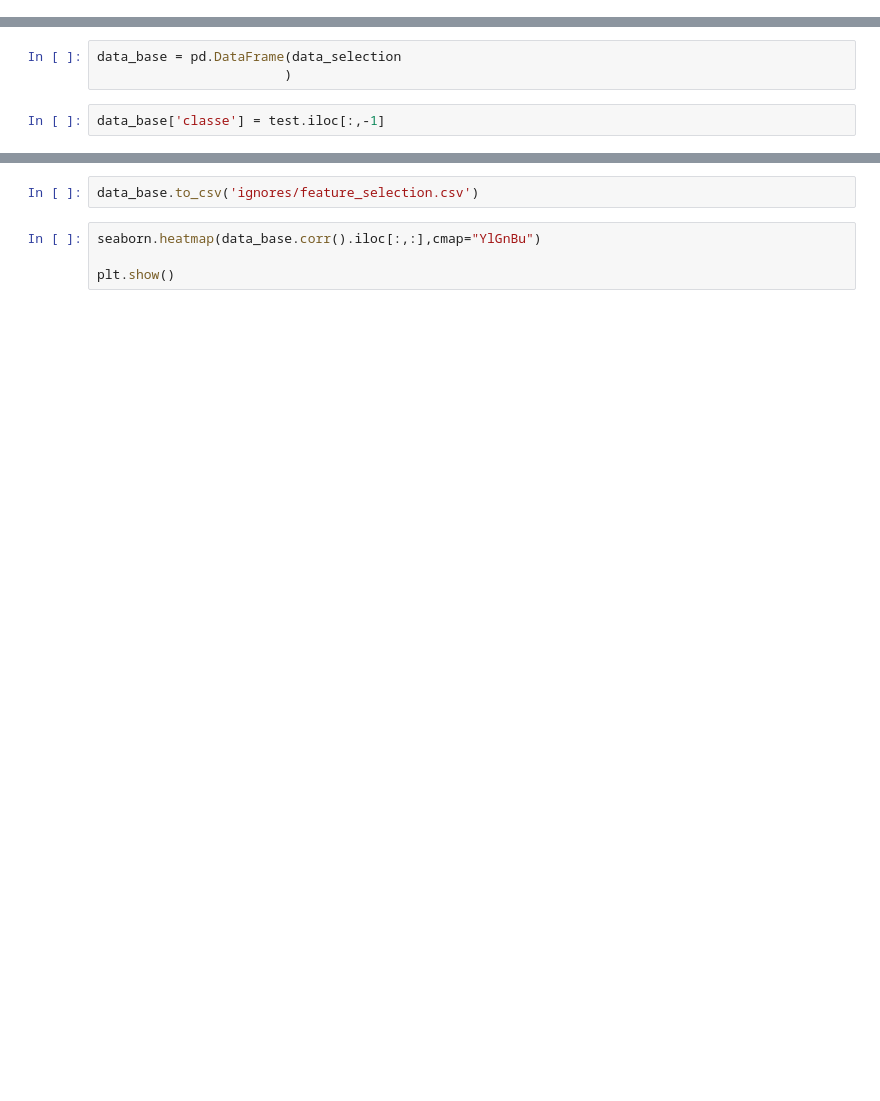
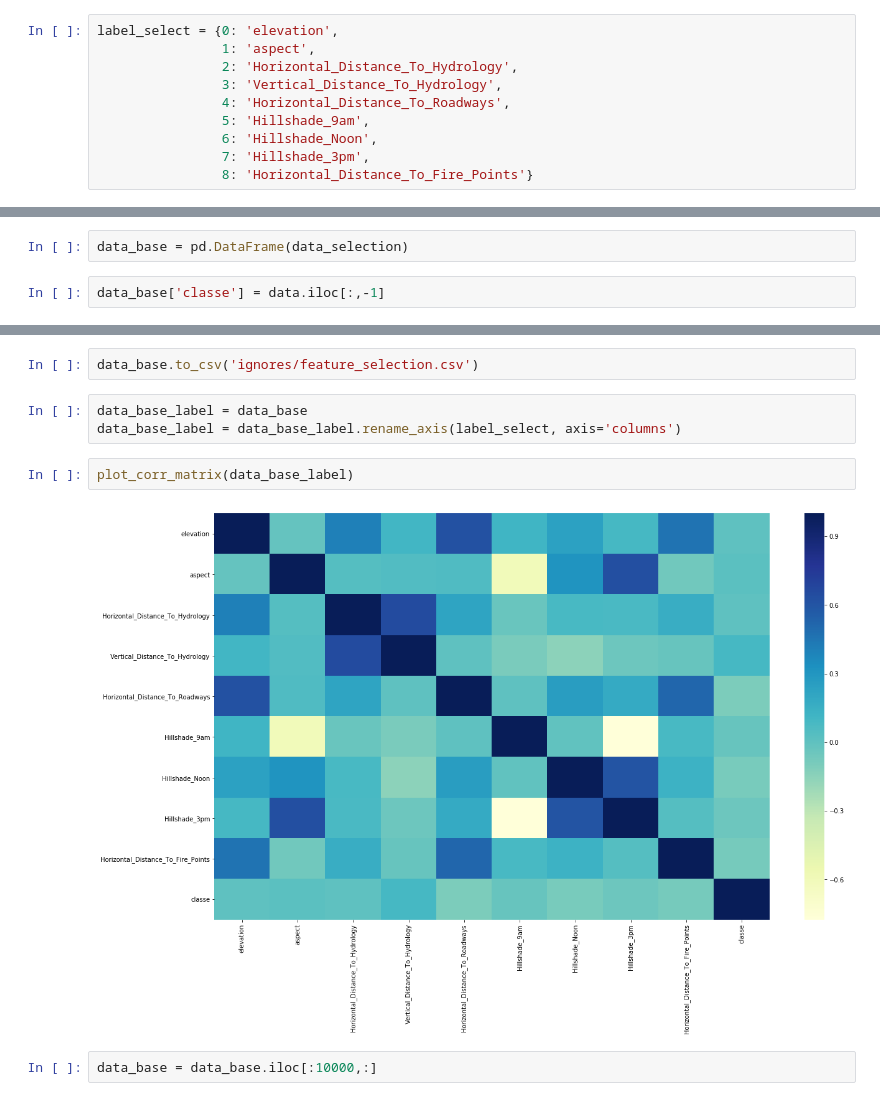
Before and after one commit to Machine-Learning-FGA/ForestCover-Problem, a Jupyter notebook: Initial Analysis.ipynb, the cells around one changed output, grey strips where cells are left out. Drawn from its saved outputs; the diff is of its cells as text; blank space fills up the shorter version.

Commit message:
the last version of feature selection notebook

```diff
--- a/Initial Analysis.ipynb
+++ b/Initial Analysis.ipynb
@@ -134,3 +131,13 @@ from sklearn.tree import DecisionTreeClassifier
+# %%
+label_select = {0: 'elevation',
+                1: 'aspect',
+                2: 'Horizontal_Distance_To_Hydrology',
+                3: 'Vertical_Distance_To_Hydrology',
+                4: 'Horizontal_Distance_To_Roadways',
+                5: 'Hillshade_9am',
+                6: 'Hillshade_Noon',
+                7: 'Hillshade_3pm',
+                8: 'Horizontal_Distance_To_Fire_Points'}
 # %%
 select = SelectFromModel(DecisionTreeClassifier())
 
@@ -140,7 +145,6 @@ print(data_selection)
 # %%
-data_base = pd.DataFrame(data_selection
-                        )
+data_base = pd.DataFrame(data_selection)
 # %%
-data_base['classe'] = test.iloc[:,-1]
+data_base['classe'] = data.iloc[:,-1]
 # %%
 data_base.describe()
@@ -147,9 +161,14 @@ data_base.describe()
 # %%
 data_base.to_csv('ignores/feature_selection.csv')
-# %%
-seaborn.heatmap(data_base.corr().iloc[:,:],cmap="YlGnBu")
-
-plt.show()
+# %%
+data_base_label = data_base
+data_base_label = data_base_label.rename_axis(label_select, axis='columns')
+# %%
+plot_corr_matrix(data_base_label)
+# %% [output]
+[figure, added]
+# %%
+data_base = data_base.iloc[:10000,:]
 # %%
 import matplotlib.pyplot as plt
 from sklearn.manifold import TSNE
```
Also changed, not shown: parts of 14 cells of this notebook, 1 other file.
